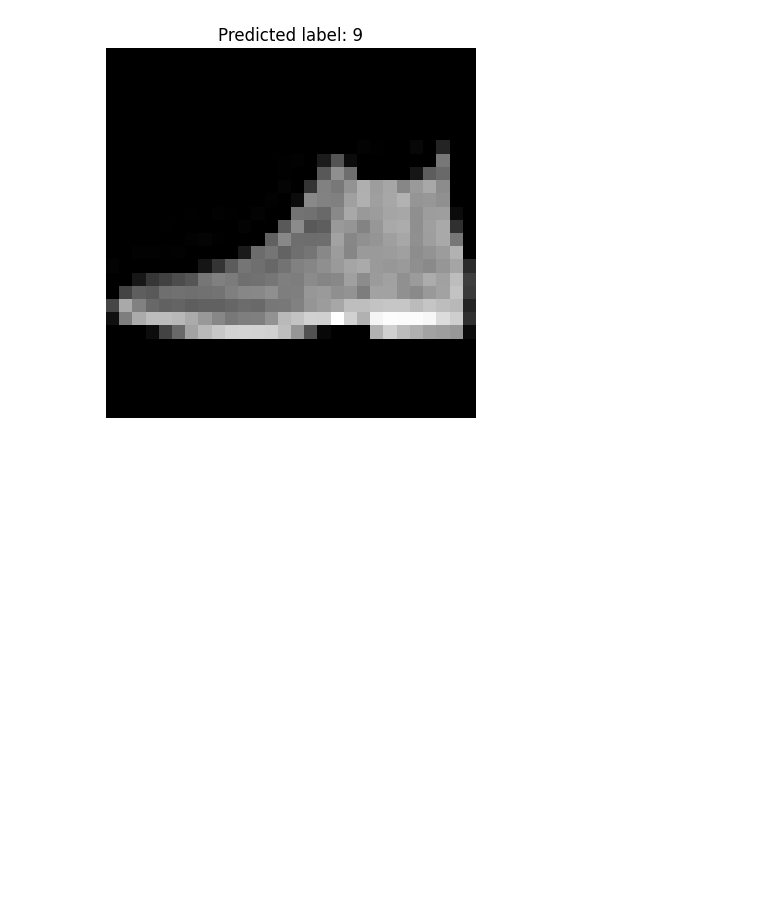
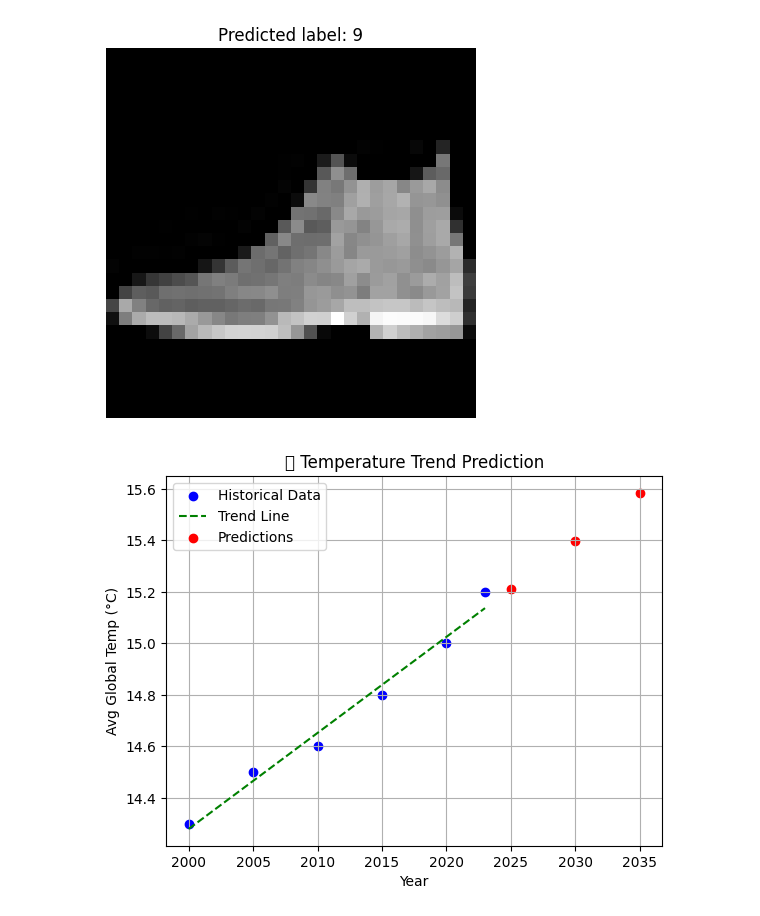
Before and after one commit to Tehyla/ML-21-days-Challenge, a Jupyter notebook: 21_Days_ML_1.ipynb, the cells around one changed output. Drawn from its saved outputs; the diff is of its cells as text; code cells hidden in the pictures; blank space fills up the shorter version.

Commit message:
climate week

```diff
--- a/21_Days_ML_1.ipynb
+++ b/21_Days_ML_1.ipynb
@@ -314,3 +314,41 @@ Epoch 5/5
 🎉 Test accuracy: 0.86
 1/1 ━━━━━━━━━━━━━━━━━━━━ 0s 70ms/step
 [figure]
+# %%
+#Day 8
+import pandas as pd
+import numpy as np
+import matplotlib.pyplot as plt
+from sklearn.linear_model import LinearRegression
+
+#Simulated climate data: years and average global temperatures
+data = {
+    'year': np.array([2000, 2005, 2010, 2015, 2020, 2023]),
+    'temperature': np.array([14.3, 14.5, 14.6, 14.8, 15.0, 15.2])  # In °C
+}
+
+df = pd.DataFrame(data)
+
+# Train a simple linear regression model
+X = df[['year']]
+y = df['temperature']
+
+model = LinearRegression()
+model.fit(X, y)
+
+# Predict temperatures for future years
+future_years = pd.DataFrame({'year': [2025, 2030, 2035]})
+future_temps = model.predict(future_years)
+
+# Plot results
+plt.scatter(X, y, color='blue', label='Historical Data')
+plt.plot(X, model.predict(X), color='green', linestyle='--', label='Trend Line')
+plt.scatter(future_years, future_temps, color='red', label='Predictions')
+plt.xlabel('Year')
+plt.ylabel('Avg Global Temp (°C)')
+plt.title('🌡️ Temperature Trend Prediction')
+plt.legend()
+plt.grid(True)
+plt.show()
+# %% [output]
+[figure, added]
```
